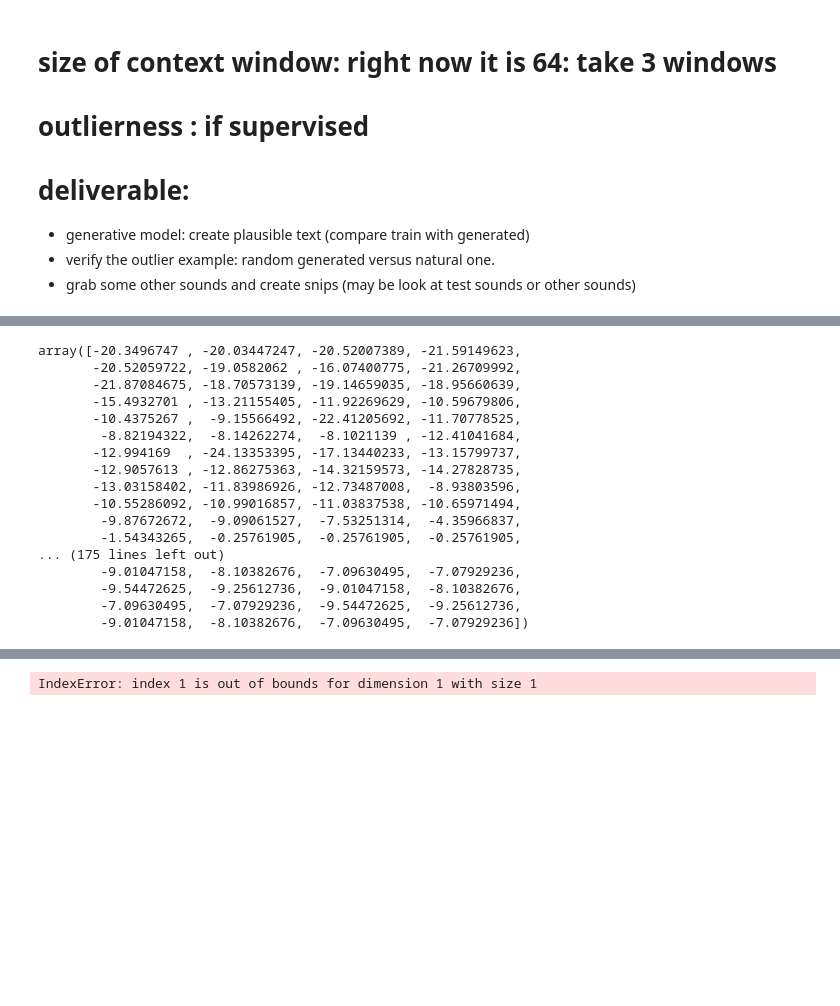
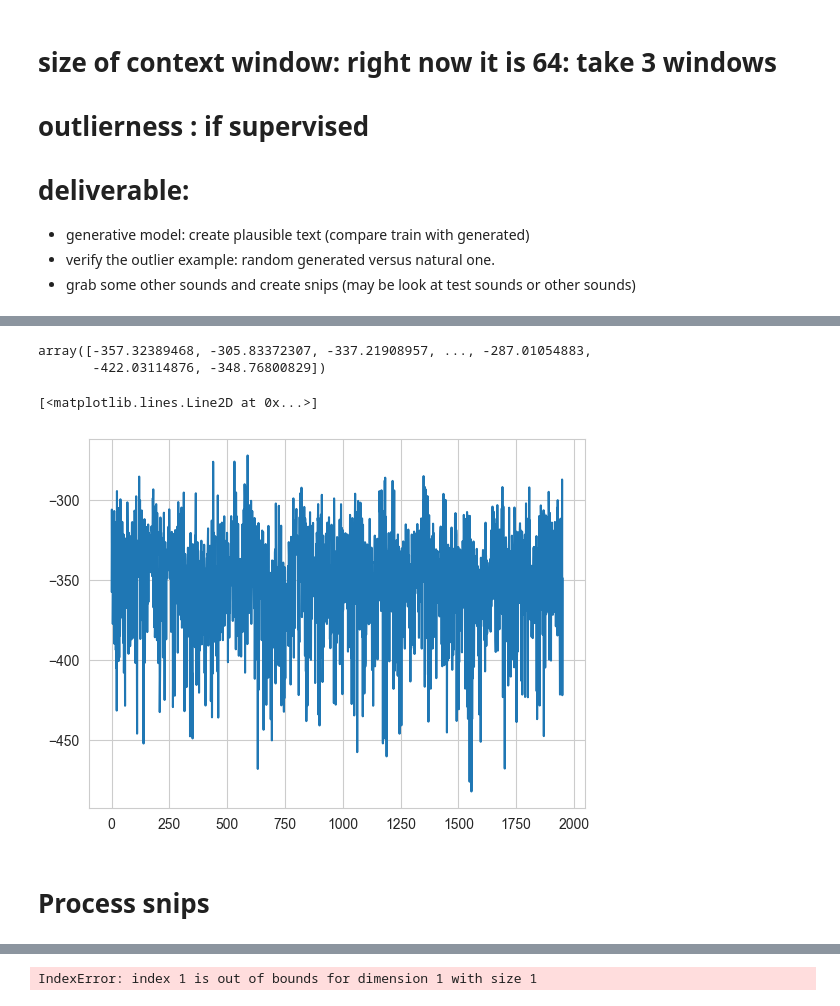
Before and after one commit to sylvainbonnot/nanoGPT, a Jupyter notebook: slang_try.ipynb, the cells around one changed output, grey strips where cells are left out. Cells and saved outputs as stored; diff of their text form; code cells hidden in the pictures; blank space fills up the shorter version.

```diff
--- a/slang_try.ipynb
+++ b/slang_try.ipynb
@@ -282,0 +274,19 @@ input_string = plausible_string+wrong_string
+# %%
+import random
+
+def generate_random_string(size, alphabet='0123456789ABCDEFGHIJKLM'):
+    """
+    Generate a random string of a given size from a specified alphabet.
+
+    Args:
+    - size (int): The desired length of the output string.
+    - alphabet (str, optional): The set of characters to choose from. Defaults to '0123456789ABCDEFGHIJKLM'.
+
+    Returns:
+    - str: A random string of the specified size.
+    """
+    return ''.join(random.choice(alphabet) for _ in range(size))
+
+# Example usage:
+size = 5
+print(generate_random_string(size))
@@ -282,0 +295,2 @@ input_string = plausible_string+wrong_string
+# %%
+random_string = generate_random_string(2000, alphabet = alphabet)
@@ -323,21 +383,13 @@ len(input_string)
 # %%
-all_probs = moving_window_log_likelihoods(input_string, window_size=10, model=model)
-all_probs
+all_probs_random = moving_window_log_likelihoods(random_string, window_size=50, model=model)
+all_probs_random
 # %% [output]
-array([-20.3496747 , -20.03447247, -20.52007389, -21.59149623,
-       -20.52059722, -19.0582062 , -16.07400775, -21.26709992,
-       -21.87084675, -18.70573139, -19.14659035, -18.95660639,
-       -15.4932701 , -13.21155405, -11.92269629, -10.59679806,
-       -10.4375267 ,  -9.15566492, -22.41205692, -11.70778525,
-        -8.82194322,  -8.14262274,  -8.1021139 , -12.41041684,
-       -12.994169  , -24.13353395, -17.13440233, -13.15799737,
-       -12.9057613 , -12.86275363, -14.32159573, -14.27828735,
-       -13.03158402, -11.83986926, -12.73487008,  -8.93803596,
-       -10.55286092, -10.99016857, -11.03837538, -10.65971494,
-        -9.87672672,  -9.09061527,  -7.53251314,  -4.35966837,
-        -1.54343265,  -0.25761905,  -0.25761905,  -0.25761905,
-... (175 lines left out)
-        -9.01047158,  -8.10382676,  -7.09630495,  -7.07929236,
-        -9.54472625,  -9.25612736,  -9.01047158,  -8.10382676,
-        -7.09630495,  -7.07929236,  -9.54472625,  -9.25612736,
-        -9.01047158,  -8.10382676,  -7.09630495,  -7.07929236])
+array([-357.32389468, -305.83372307, -337.21908957, ..., -287.01054883,
+       -422.03114876, -348.76800829])
+# %%
+plt.plot(all_probs_random)
+# %% [output]
+[<matplotlib.lines.Line2D at 0x...>]
+[figure, added]
+# %% [markdown]
+# Process snips
```
Also changed, not shown: parts of 44 cells of this notebook, 10 other files.
